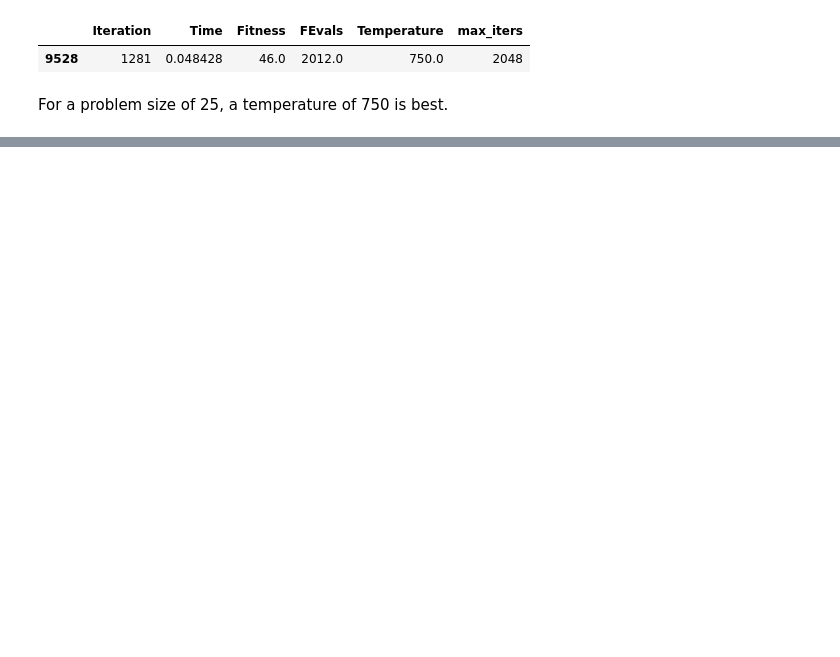
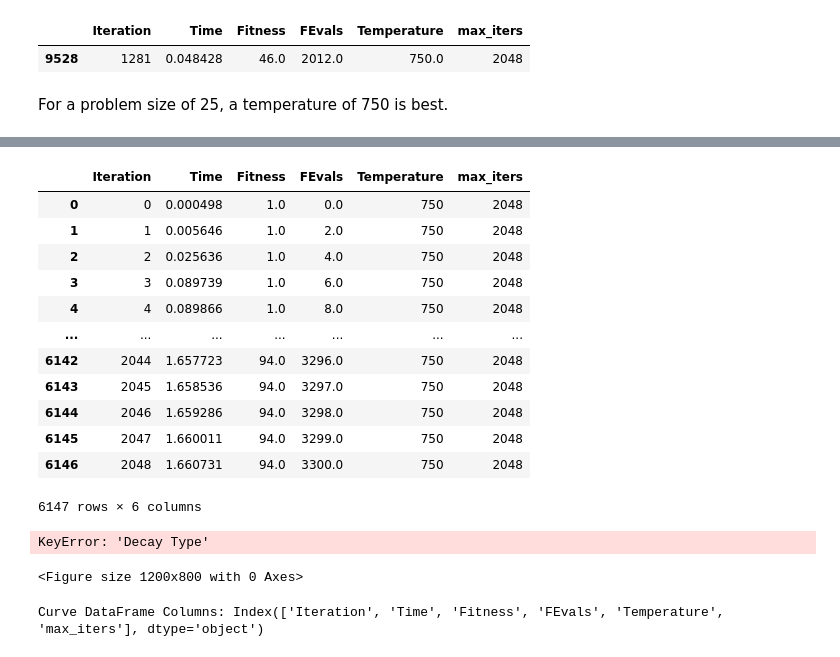
Before and after one commit to melodyyu/cs7641-a2-optimization, a Jupyter notebook: 4peaks_optimization.ipynb, the cells around one changed output, grey strips where cells are left out. Cells and saved outputs as stored; diff of their text form; code cells hidden in the pictures; blank space fills up the shorter version.

```diff
--- a/4peaks_optimization.ipynb
+++ b/4peaks_optimization.ipynb
@@ -838,0 +897,16 @@ For a problem size of 25, a temperature of 750 is best.
+# %%
+sa_run_curves
+# %% [output]
+|  | Iteration | Time | Fitness | FEvals | Temperature | max_iters |
+| 0 | 0 | 0.000498 | 1.0 | 0.0 | 750 | 2048 |
+| 1 | 1 | 0.005646 | 1.0 | 2.0 | 750 | 2048 |
+| 2 | 2 | 0.025636 | 1.0 | 4.0 | 750 | 2048 |
+| 3 | 3 | 0.089739 | 1.0 | 6.0 | 750 | 2048 |
+| 4 | 4 | 0.089866 | 1.0 | 8.0 | 750 | 2048 |
+| ... | ... | ... | ... | ... | ... | ... |
+| 6142 | 2044 | 1.657723 | 94.0 | 3296.0 | 750 | 2048 |
+| 6143 | 2045 | 1.658536 | 94.0 | 3297.0 | 750 | 2048 |
+| 6144 | 2046 | 1.659286 | 94.0 | 3298.0 | 750 | 2048 |
+| 6145 | 2047 | 1.660011 | 94.0 | 3299.0 | 750 | 2048 |
+| 6146 | 2048 | 1.660731 | 94.0 | 3300.0 | 750 | 2048 |
+6147 rows × 6 columns
@@ -838,0 +917,27 @@ For a problem size of 25, a temperature of 750 is best.
+# %%
+decay_curve_size50_df = pd.read_csv('sa_4peaks_decay_curve_size50_results.csv')
+
+# Extract relevant data for plotting
+decay_types = ['arith_decay', 'exp_decay', 'geom_decay']
+
+# Plot fitness over iterations for each decay type
+plt.figure(figsize=(12, 8))
+
+for decay in decay_types:
+    decay_curve_df = decay_curve_size50_df[decay_curve_size50_df['Decay Type'] == decay]
+    plt.plot(decay_curve_df['Iteration'], decay_curve_df['Fitness'], label=decay)
+
+plt.xlabel('Iterations')
+plt.ylabel('Fitness')
+plt.title('Four Peaks: Fitness vs Iterations for Different Decay Types, Problem Size=50')
+plt.legend(title='Decay Type')
+plt.grid(True)
+plt.show()
+# %% [output]
+KeyError: 'Decay Type'
+<Figure size 1200x800 with 0 Axes>
+# %%
+# Print the column names to confirm
+print("Curve DataFrame Columns:", decay_curve_size50_df.columns)
+# %% [output]
+Curve DataFrame Columns: Index(['Iteration', 'Time', 'Fitness', 'FEvals', 'Temperature', 'max_iters'], dtype='object')
```
Also changed, not shown: parts of 8 cells of this notebook.
